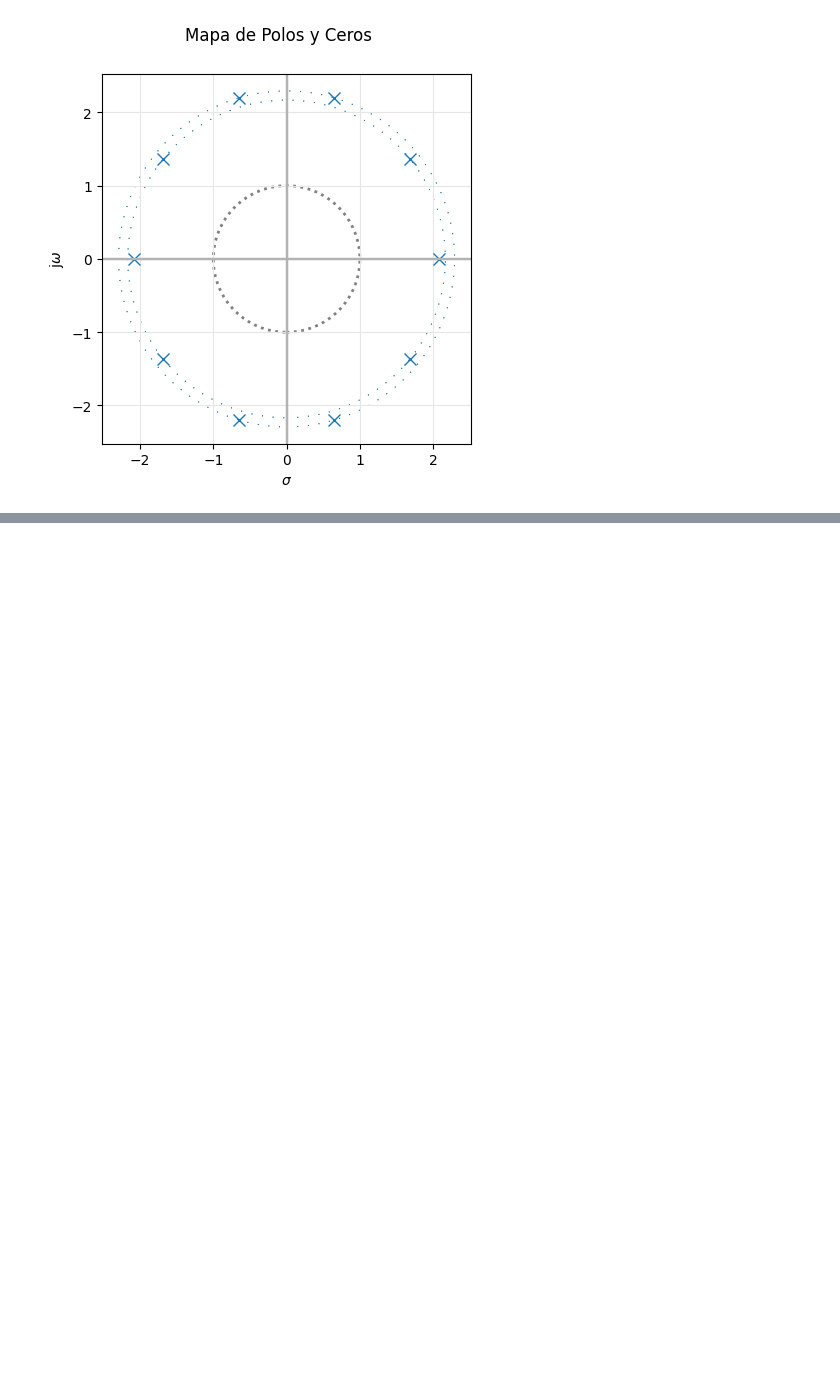
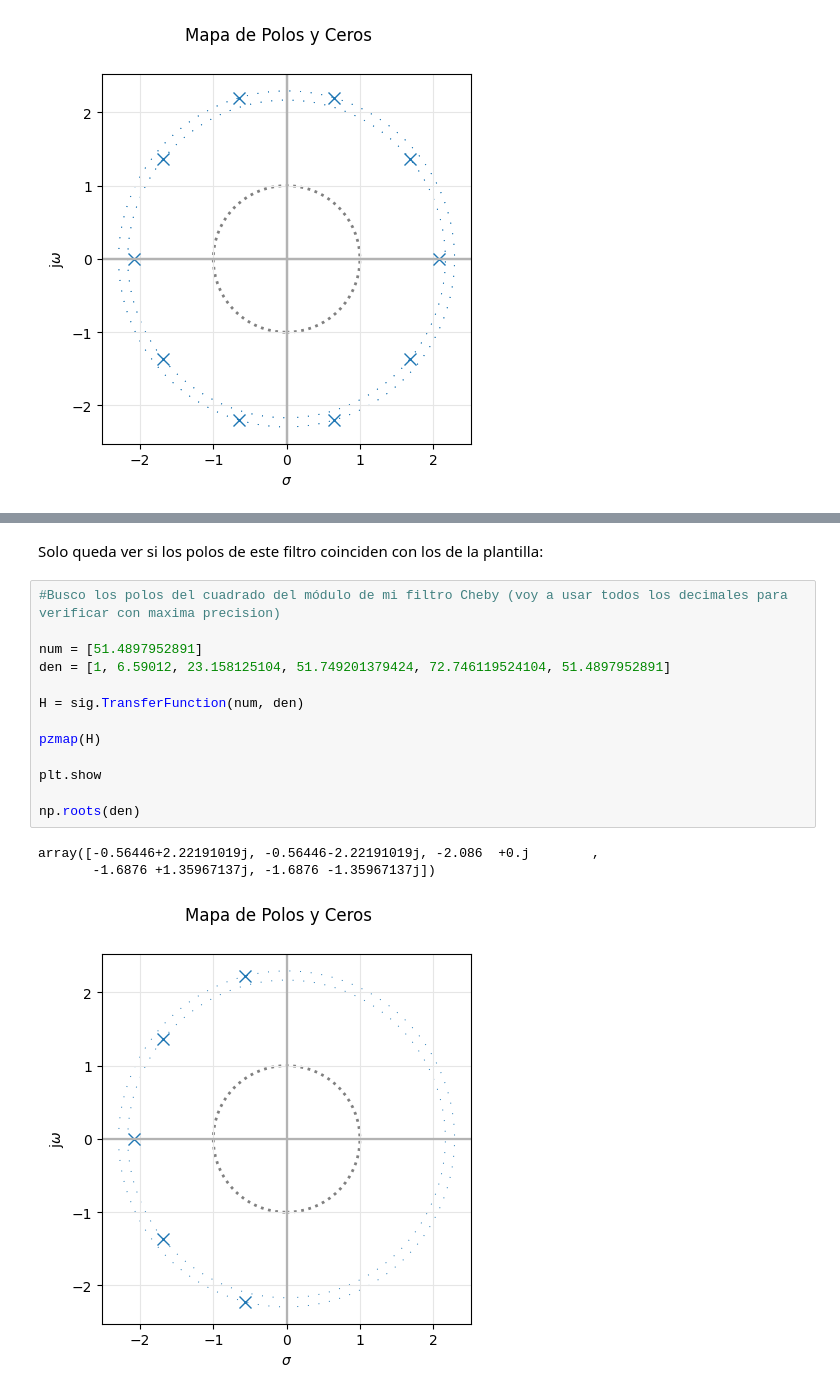
Before and after one commit to mlapillicanedo/Trabajos-TC2, a Jupyter notebook: Tarea Semanal 2/Tarea Semanal 2.ipynb, the cells around one changed output, grey strips where cells are left out. Cells and saved outputs as stored; diff of their text form; blank space fills up the shorter version.

```diff
--- a/Tarea Semanal 2/Tarea Semanal 2.ipynb
+++ b/Tarea Semanal 2/Tarea Semanal 2.ipynb
@@ -130,0 +159,19 @@ array([-2.08608991+0.j        , -1.68768219+1.35977625j,
+# %% [markdown]
+Solo queda ver si los polos de este filtro coinciden con los de la plantilla:
+# %%
+#Busco los polos del cuadrado del módulo de mi filtro Cheby (voy a usar todos los decimales para verificar con maxima precision)
+
+num = [51.4897952891]
+den = [1, 6.59012, 23.158125104, 51.749201379424, 72.746119524104, 51.4897952891]
+
+H = sig.TransferFunction(num, den)
+
+pzmap(H)
+
+plt.show
+
+np.roots(den)
+# %% [output]
+array([-0.56446+2.22191019j, -0.56446-2.22191019j, -2.086  +0.j        ,
+       -1.6876 +1.35967137j, -1.6876 -1.35967137j])
+[figure, added]
```
Also changed, not shown: parts of 8 cells of this notebook, 3 other files.
